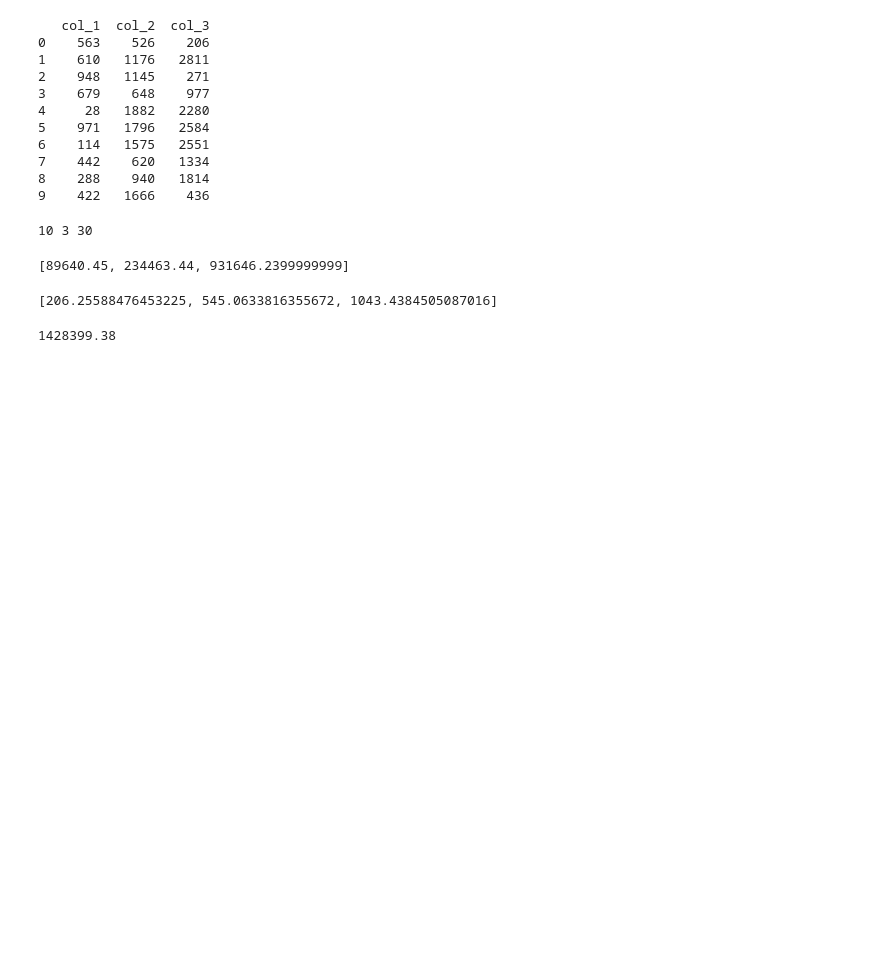
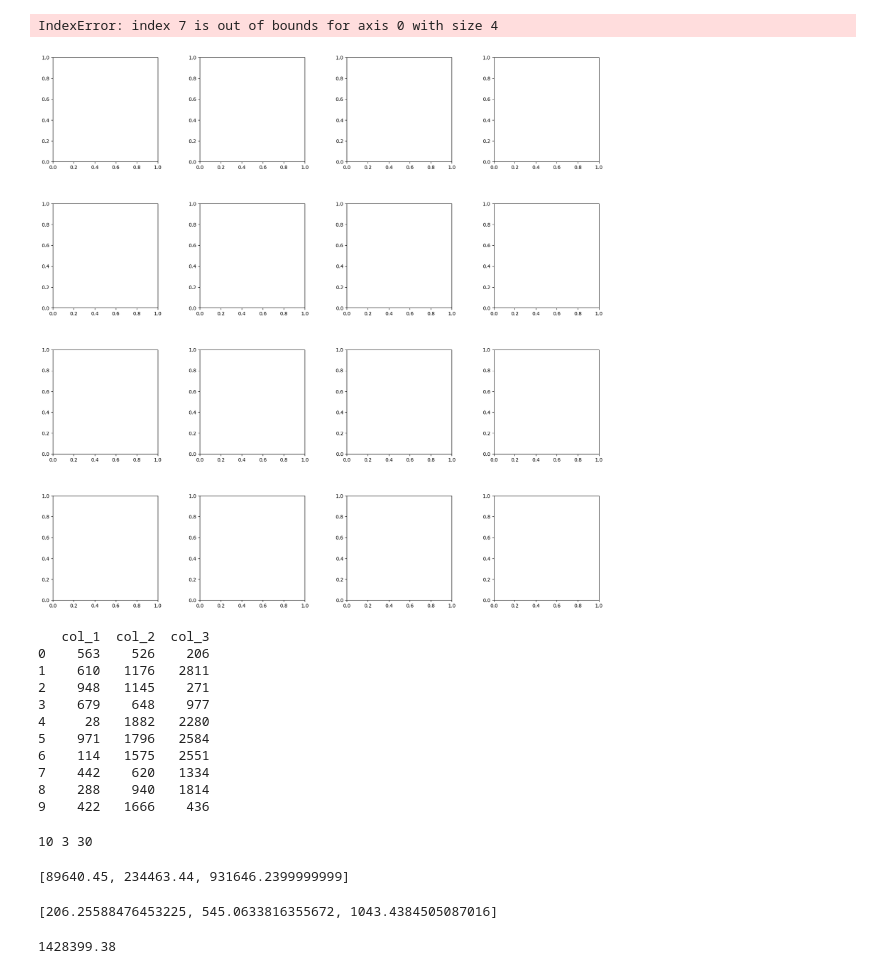
Before and after one commit to erlonL/testes-inferencia, a Jupyter notebook: Teste_Bartlett.ipynb, the cells around one changed output. Saved outputs shown, nothing was run; the diff lists cells and outputs as text; code cells hidden in the pictures; blank space fills up the shorter version.

Commit message:
tentando fazer os plots

```diff
--- a/Teste_Bartlett.ipynb
+++ b/Teste_Bartlett.ipynb
@@ -49,6 +49,82 @@ def criaTabela(k, n):
     tabela[f'col_{i}'] = random.sample(population, n)
 
   return tabela
+# %%
+is_accepted = []
+is_accepted_test = []
+
+fig, axs = plt.subplots(nrows=4, ncols=4, figsize=(20, 20))
+plt.subplots_adjust(wspace=0.4, hspace=0.4)
+
+fns = [criaTabela, criaTabelaNormal]
+
+for i in range(4):
+  is_accepted_child = []
+  is_accepted_test_child = []
+  for j in range(4):
+    k = random.randint(2, 19)
+    n = random.randint(2, 100)
+
+    tabela = random.choice(fns)(k, n)
+
+    N = n*k
+
+    var = []
+    for i in range(1, len(tabela.columns)+1):
+      var.append(np.var(tabela[f'col_{i}']))
+
+    dp = []
+    for i in range(1, len(tabela.columns)+1):
+      dp.append(np.std(tabela[f'col_{i}']))
+
+    varianciap = ((n-1)*(sum(var))) / (N-k)
+
+    logvarianciap = math.log(varianciap)
+
+    logs = []
+    for i in range(k):
+      logs.append(math.log(var[i]))
+
+    q = ((N-k) * logvarianciap) - ((n-1) * (sum(logs)))
+
+    c = 1 + ((1 / (3 * (k - 1))) * ((k / (n - 1)) - (1 / ((n*k)-k))))
+
+    b = (q / c)
+
+    b_critico = bartlett_critico(k-1)
+
+    if b <= b_critico:
+      is_accepted_child.append(True)
+    else:
+      is_accepted_child.append(False)
+
+    # Testando com a biblioteca padrão
+    '''
+    stat, p = scipy.stats.bartlett(tabela['col_1'], tabela['col_2'], tabela['col_3'])
+    alpha = 0.05
+
+    if p < alpha:
+      is_accepted_test_child.append(False)
+    else:
+      is_accepted_test_child.append(True)
+    '''
+
+    if(is_accepted_child[j]):
+      axs[i][j].set_title('Variâncias semelhantes')
+    else:
+      axs[i][j].set_title('Variâncias diferentes')
+
+    axs[i][j].set_xlabel('Valor')
+    axs[i][j].set_ylabel('Frequência')
+    axs[i][j].grid(True)
+    sns.boxplot(tabela, ax=axs[i][j])
+  is_accepted.append(is_accepted_child)
+  is_accepted_test.append(is_accepted_test_child)
+
+plt.show()
+# %% [output]
+IndexError: index 7 is out of bounds for axis 0 with size 4
+[figure, added]
 # %%
 tabela1 = criaTabela(3, 10)
 print(tabela1)
```
